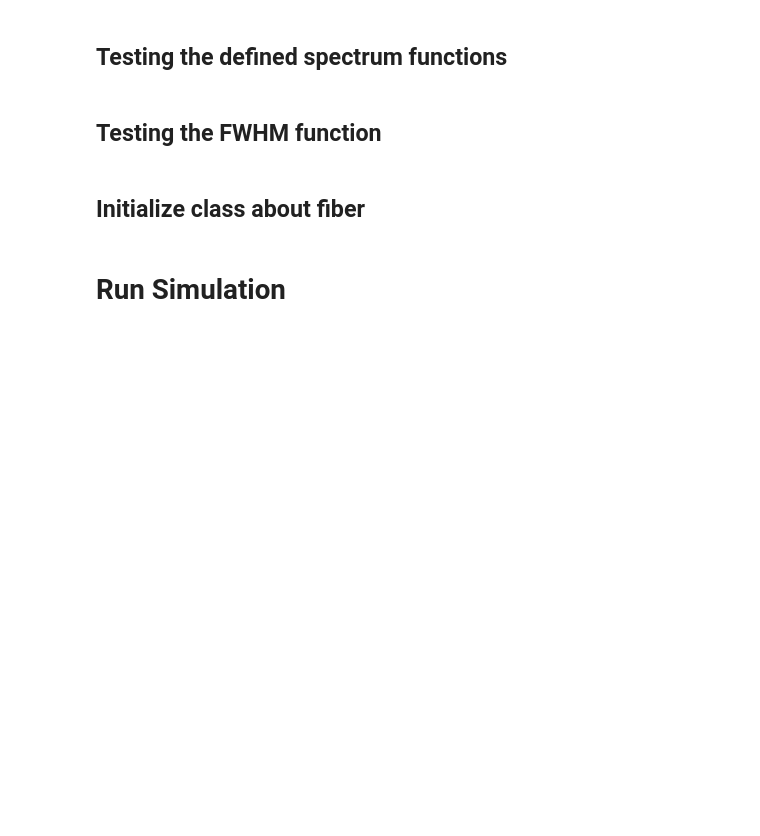
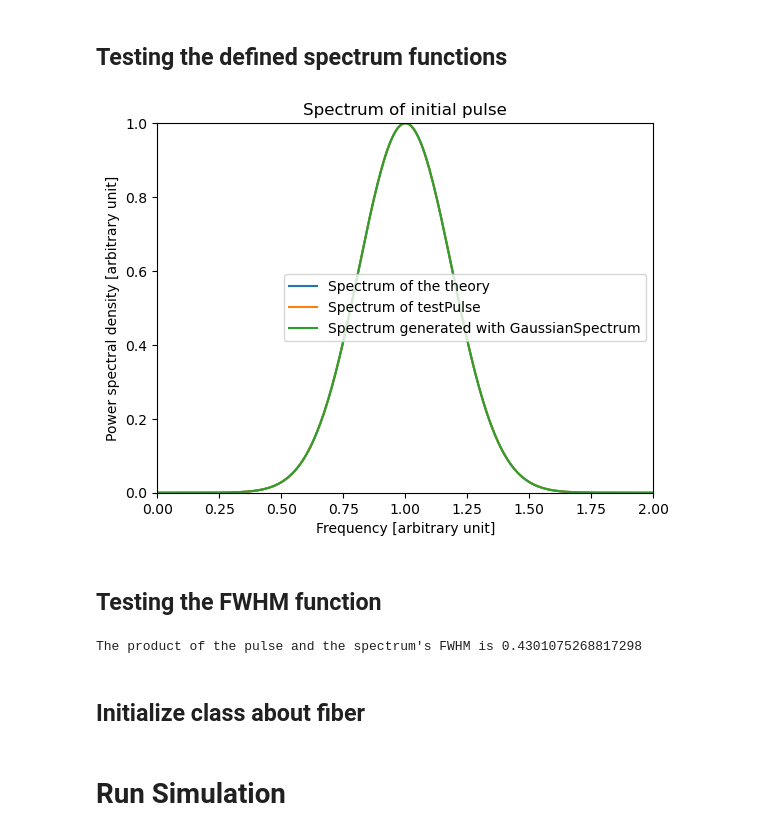
Before and after one commit to physx-is-fun/Finite-difference, a Jupyter notebook: notebook.ipynb, the cells around one changed output. Drawn from its saved outputs; the diff is of its cells as text; code cells hidden in the pictures; blank space fills up the shorter version.

```diff
--- a/notebook.ipynb
+++ b/notebook.ipynb
@@ -44,29 +65,34 @@ plt.show()
 ## Testing the defined spectrum functions
 # %%
 # Initialize Gaussian pulse in the frequency domain
-testSpectrumTheory = GaussianPulseFrequency(plot_config.f,plot_config.frequency0,sim_config.amplitude,plot_config.duration) / sim_config.amplitude
+testSpectrumTheory = GaussianPulseFrequency(sim_config.f,sim_config.frequency0,amplitude,sim_config.duration)
 # Getting spectrum from pulse
-testSpectrum=getSpectrumFromPulse(plot_config.t,plot_config.f,testPulse)
+testSpectrum=getSpectrumFromPulse(sim_config.t,sim_config.f,testPulse)
 # Getting Gaussian spectrum
-testSpectrum_2=GaussianSpectrum(plot_config.t,plot_config.f,sim_config.amplitude,1/(plot_config.duration)) / sim_config.amplitude
+testSpectrum_2=GaussianSpectrum(sim_config.t,sim_config.f,amplitude,1/(sim_config.duration))
 plt.figure()
 plt.title("Spectrum of initial pulse")
-plt.plot(plot_config.f,getPower(testSpectrumTheory)/np.max(getPower(testSpectrumTheory)),label="Spectrum of the theory")
-plt.plot(plot_config.f_rel,getPower(testSpectrum)/np.max(getPower(testSpectrum)),label="Spectrum of testPulse")
-plt.plot(plot_config.f_rel,getPower(testSpectrum_2)/np.max(getPower(testSpectrum_2)),label="Spectrum generated with GaussianSpectrum")
-plt.axis([-1/plot_config.duration + plot_config.frequency0,1/plot_config.duration + plot_config.frequency0,0,1])
-plt.xlabel("Frequency " + frequencydictionary[plotunit])
+plt.plot(sim_config.f,getPower(testSpectrumTheory)/np.max(getPower(testSpectrumTheory)),label="Spectrum of the theory")
+plt.plot(sim_config.f_rel,getPower(testSpectrum)/np.max(getPower(testSpectrum)),label="Spectrum of testPulse")
+plt.plot(sim_config.f_rel,getPower(testSpectrum_2)/np.max(getPower(testSpectrum_2)),label="Spectrum generated with GaussianSpectrum")
+plt.axis([-1 + sim_config.frequency0,1 + sim_config.frequency0,0,1])
+plt.xlabel("Frequency [arbitrary unit]")
 plt.ylabel("Power spectral density [arbitrary unit]")
 plt.legend()
 savePlot('spectrum of the initial pulse')
 plt.show()
+# %% [output]
+[figure, added]
 # %% [markdown]
 ## Testing the FWHM function
 # %%
-FWHM_frequency=FWHM(plot_config.f,getPower(testSpectrum))
-FWHM_time=FWHM(plot_config.t,getPower(testPulse))
+# Something is odd with the product of the pulse and the spectrum's FWHM
+FWHM_frequency=FWHM(sim_config.f,getPower(testSpectrum))
+FWHM_time=FWHM(sim_config.t,getPower(testPulse))
 product=FWHM_frequency*FWHM_time
 print(f"The product of the pulse and the spectrum's FWHM is {product}")
+# %% [output]
+The product of the pulse and the spectrum's FWHM is 0.4301075268817298
 # %% [markdown]
 ## Initialize class about fiber
 # %%
```
Also changed, not shown: parts of 8 cells of this notebook, 20 other files.
